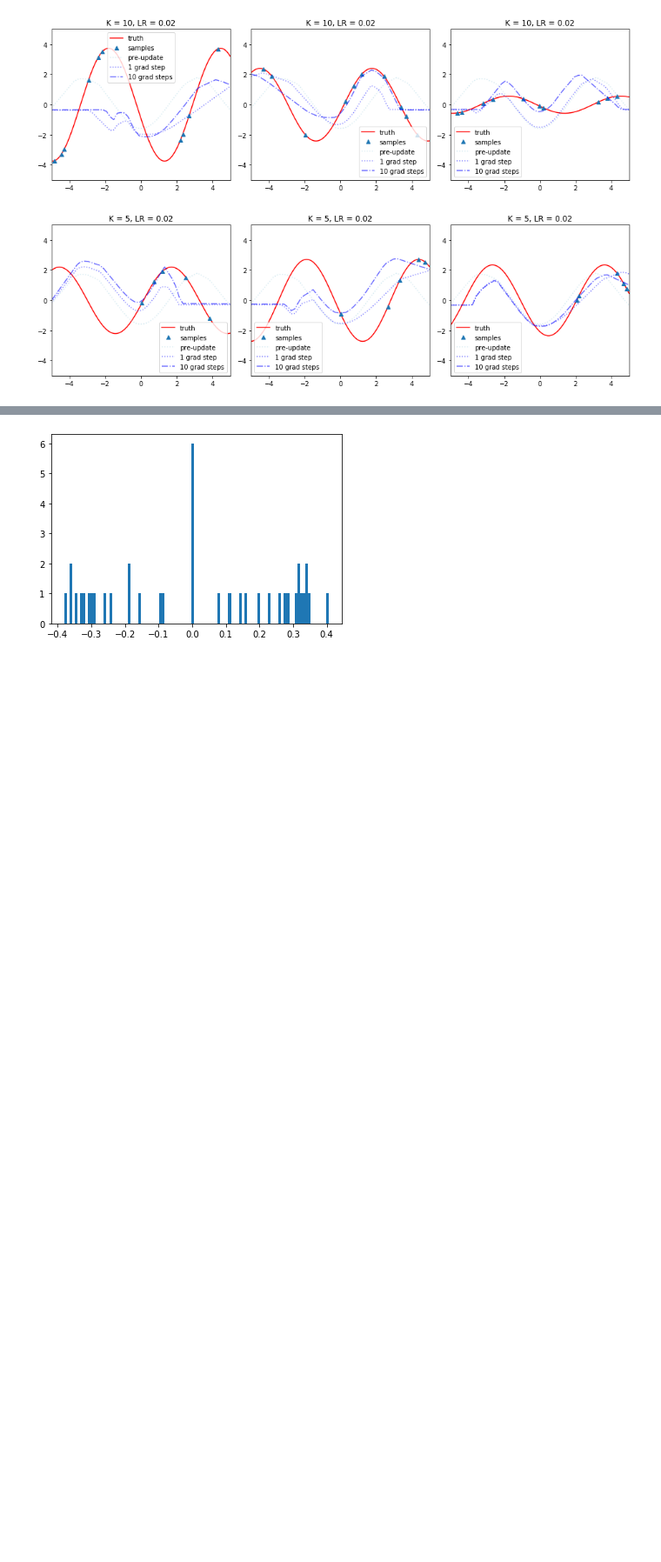
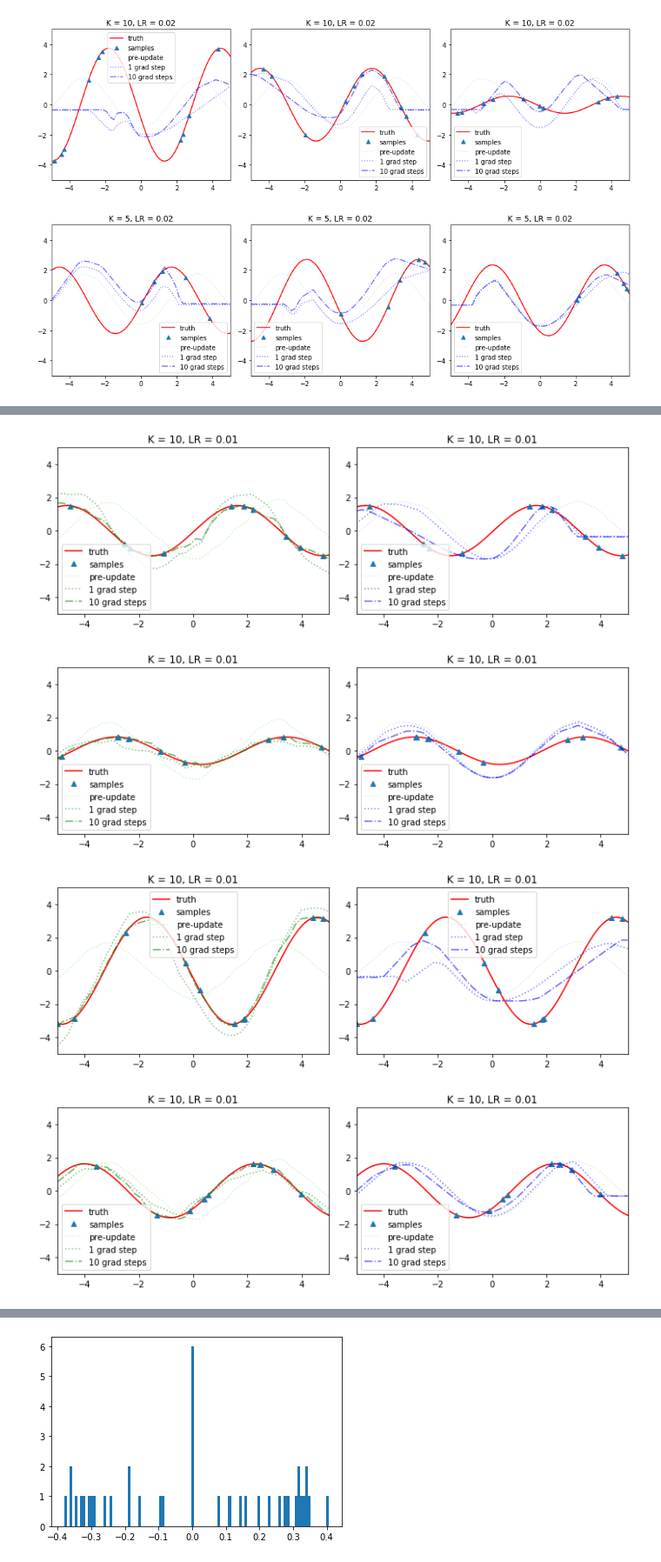
Before and after one commit to tpgillam/meta_learning, a Jupyter notebook: sinusoid.ipynb, the cells around one changed output, grey strips where cells are left out. Shown at 87% size. Saved outputs shown, nothing was run; the diff lists cells and outputs as text; code cells hidden in the pictures; blank space fills up the shorter version.

```diff
--- a/sinusoid.ipynb
+++ b/sinusoid.ipynb
@@ -502,5 +505,10 @@ def meta_test_multi(
     for (mod, color) in axes_iter([(module_maml, 'green'), (module, 'blue')], num_cols=2, width=10, height=3.5):
         meta_test_batch(mod, batch, learning_rate, base_color=color)
 # %%
-for _ in range(3):
+for _ in range(6):
     meta_test_multi(module_maml, module, learning_rate=0.01)
+# %% [output]
+[figure, added]
+[figure, added]
+[figure, added]
+[figure, added]
```
Also changed, not shown: parts of 6 cells of this notebook.
